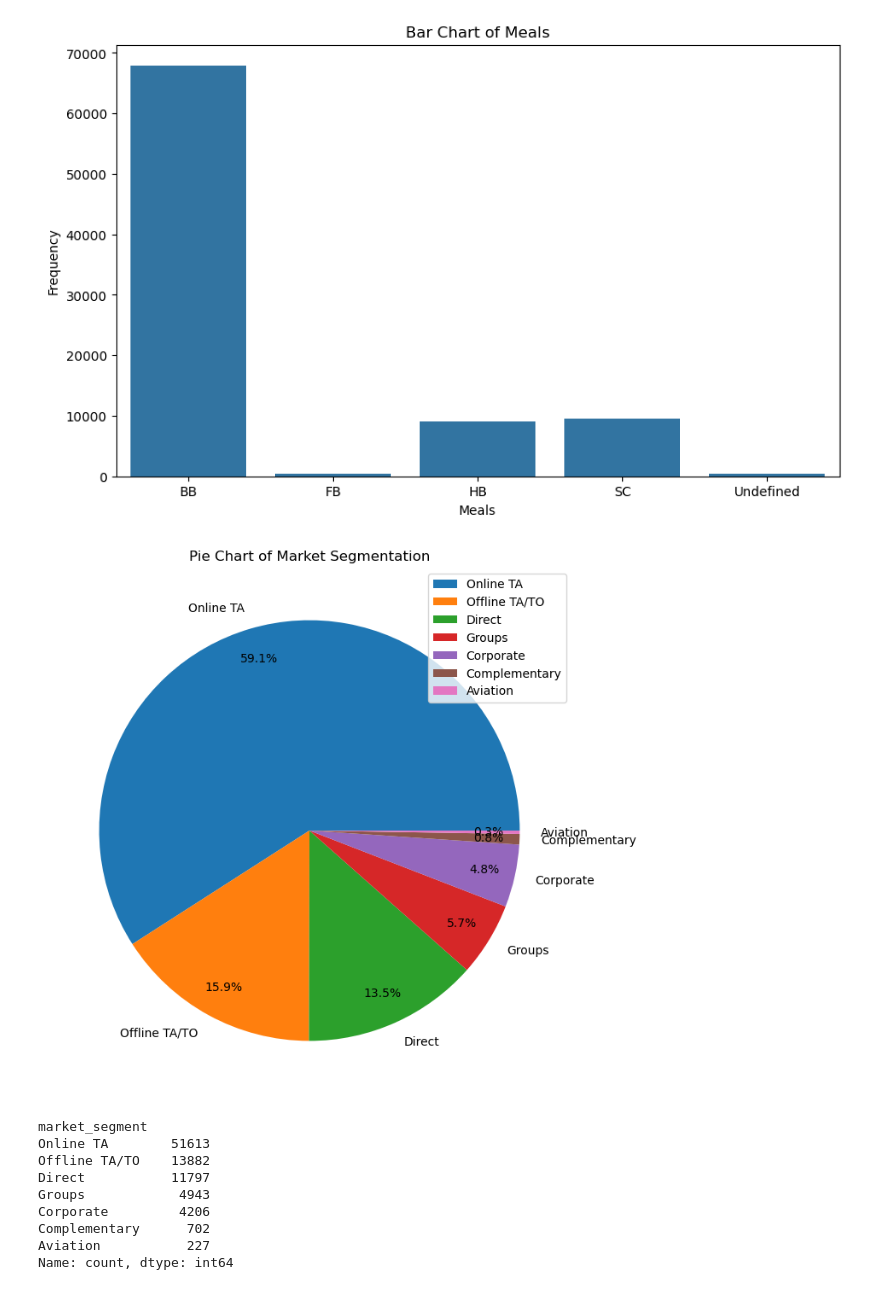
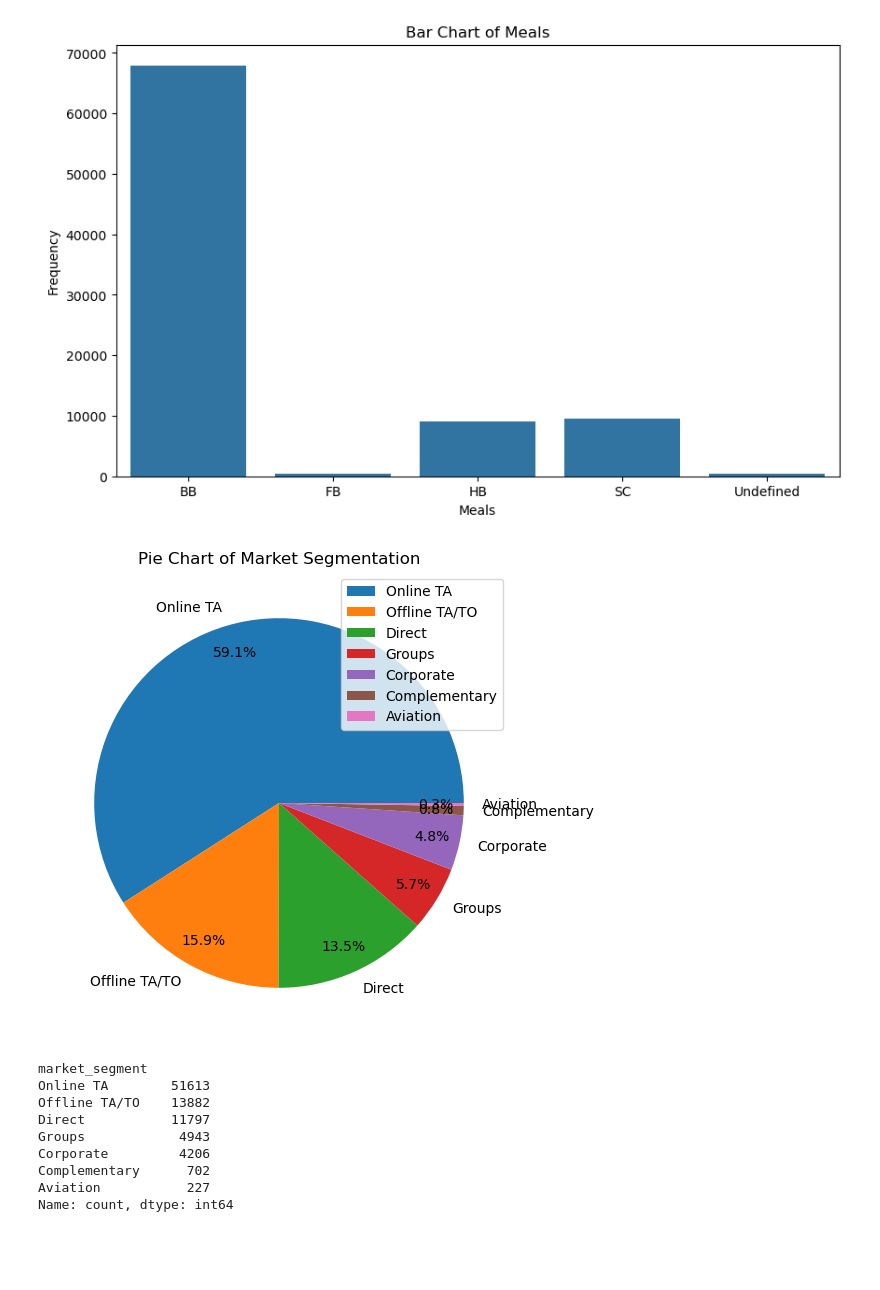
Before and after one commit to adars124/ML-practice, a Jupyter notebook: practical/EDA-Assignment.ipynb, the cells around one changed output. Cells and saved outputs as stored; diff of their text form; code cells hidden in the pictures; blank space fills up the shorter version.

```diff
--- a/practical/EDA-Assignment.ipynb
+++ b/practical/EDA-Assignment.ipynb
@@ -350,18 +350,18 @@ plt.show()
 [figure]
 # %%
 # Pie chart for market segment
-plt.figure(figsize=(8, 8))
+plt.figure(figsize=(6, 6))
 segments = list(data_clean['market_segment'].value_counts())
 plt.pie(segments,
         labels=data_clean['market_segment'].value_counts().index,
         autopct='%.1f%%',
         pctdistance=0.85,  # Adjust percentage label distance
        )
 plt.title('Pie Chart of Market Segmentation')
 plt.legend()
 plt.show()
 # %% [output]
-[figure, old version]
+[figure, new version]
 # %%
 data_clean['market_segment'].value_counts()
 # %% [output]
```
Also changed, not shown: parts of 1 cell of this notebook, 6 other files.
